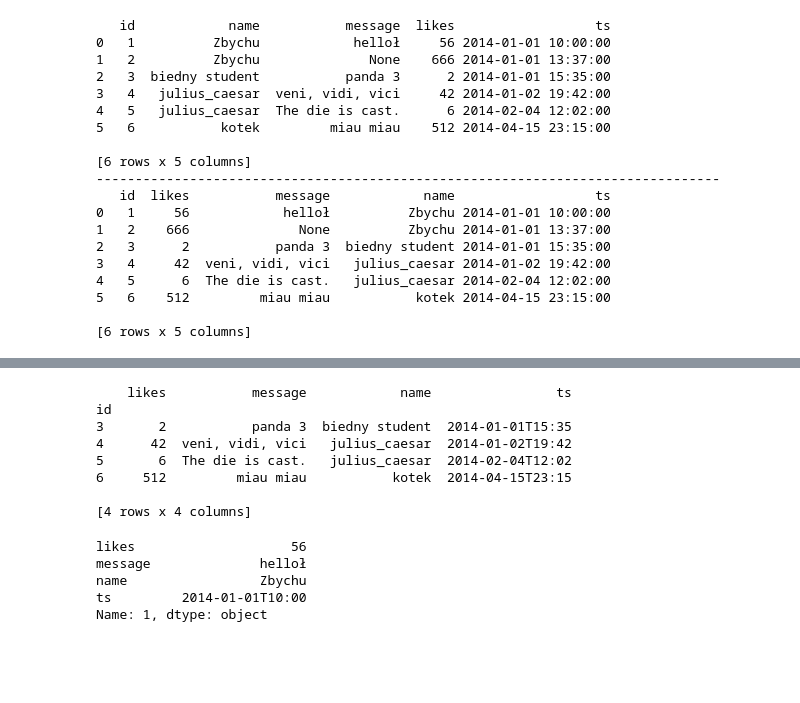
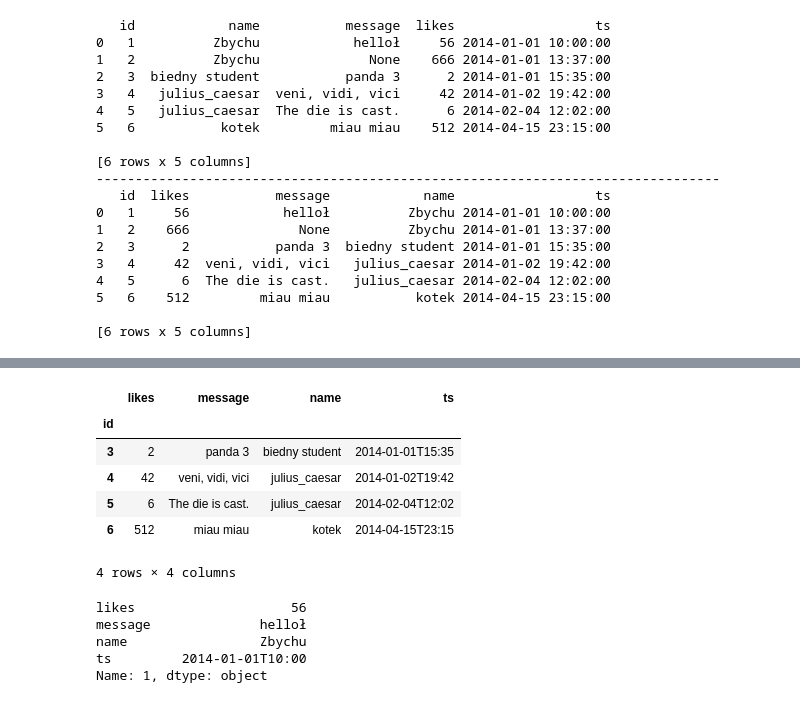
Before and after one commit to pawroman/pywaw-pandas, a Jupyter notebook: src/pandas_pywaw.ipynb, the cells around one changed output, grey strips where cells are left out. Cells and saved outputs as stored; diff of their text form; code cells hidden in the pictures; blank space fills up the shorter version.

```diff
--- a/src/pandas_pywaw.ipynb
+++ b/src/pandas_pywaw.ipynb
@@ -232,15 +238,14 @@ Int64Index([0, 1, 2, 3, 4, 5], dtype='int64')
 # %%
 posts_id = posts.set_index("id")
-print posts_id.ix[3:6]
+posts_id.ix[3:6]
 # %% [output]
+|  | likes | message | name | ts |
+| id |  |  |  |  |
+| 3 | 2 | panda 3 | biedny student | 2014-01-01T15:35 |
+| 4 | 42 | veni, vidi, vici | julius_caesar | 2014-01-02T19:42 |
+| 5 | 6 | The die is cast. | julius_caesar | 2014-02-04T12:02 |
+| 6 | 512 | miau miau | kotek | 2014-04-15T23:15 |
-    likes           message            name                ts
-id
-3       2           panda 3  biedny student  2014-01-01T15:35
-4      42  veni, vidi, vici   julius_caesar  2014-01-02T19:42
-5       6  The die is cast.   julius_caesar  2014-02-04T12:02
-6     512         miau miau           kotek  2014-04-15T23:15
-
-[4 rows x 4 columns]
+4 rows × 4 columns
 # %%
 # indeksowanie po pozycji
 posts_id.iloc[0]
```
Also changed, not shown: parts of 18 cells of this notebook, 2 other files.
